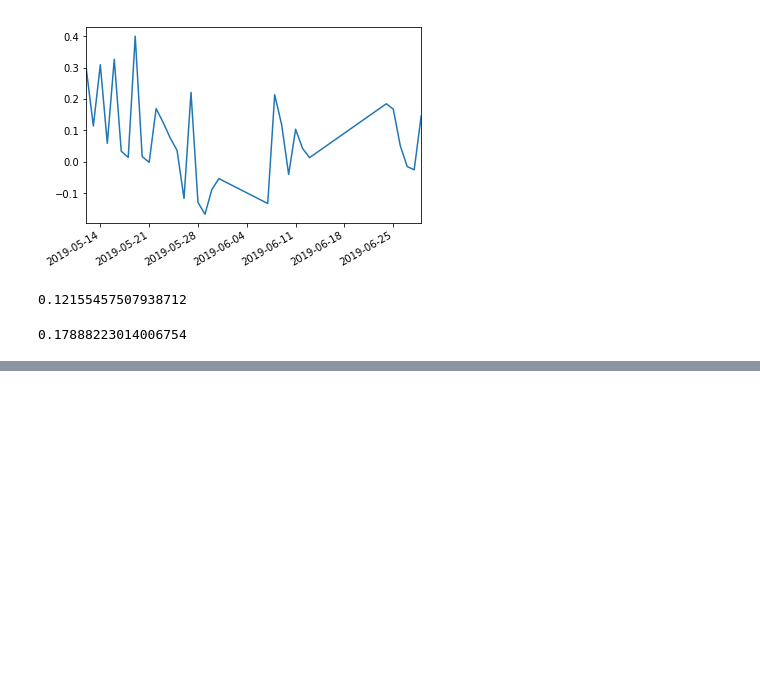
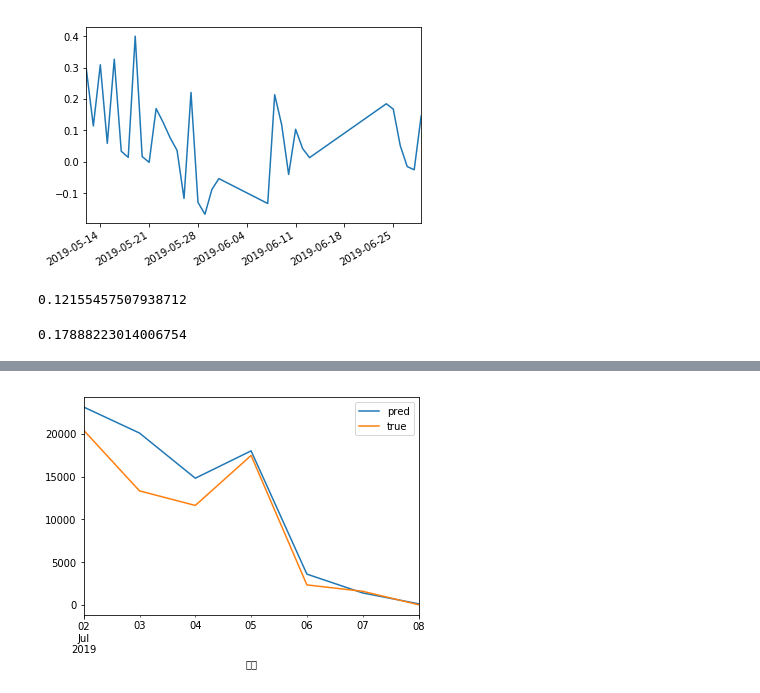
Before and after one commit to EvilPsyCHo/HAVC-COOLING-FORECAST, a Jupyter notebook: HAVC COOLING FORECAST.ipynb, the cells around one changed output, grey strips where cells are left out. Drawn from its saved outputs; the diff is of its cells as text; code cells hidden in the pictures; blank space fills up the shorter version.

```diff
--- a/HAVC COOLING FORECAST.ipynb
+++ b/HAVC COOLING FORECAST.ipynb
@@ -266,0 +291,4 @@ score.abs().quantile(.80)
+# %%
+o1_preds, o1_trues = evaluate(o1_feats, 'o1_cold', test, model_o1)
+# %% [output]
+[figure, added]
```
Also changed, not shown: parts of 20 cells of this notebook, 2 other files.
